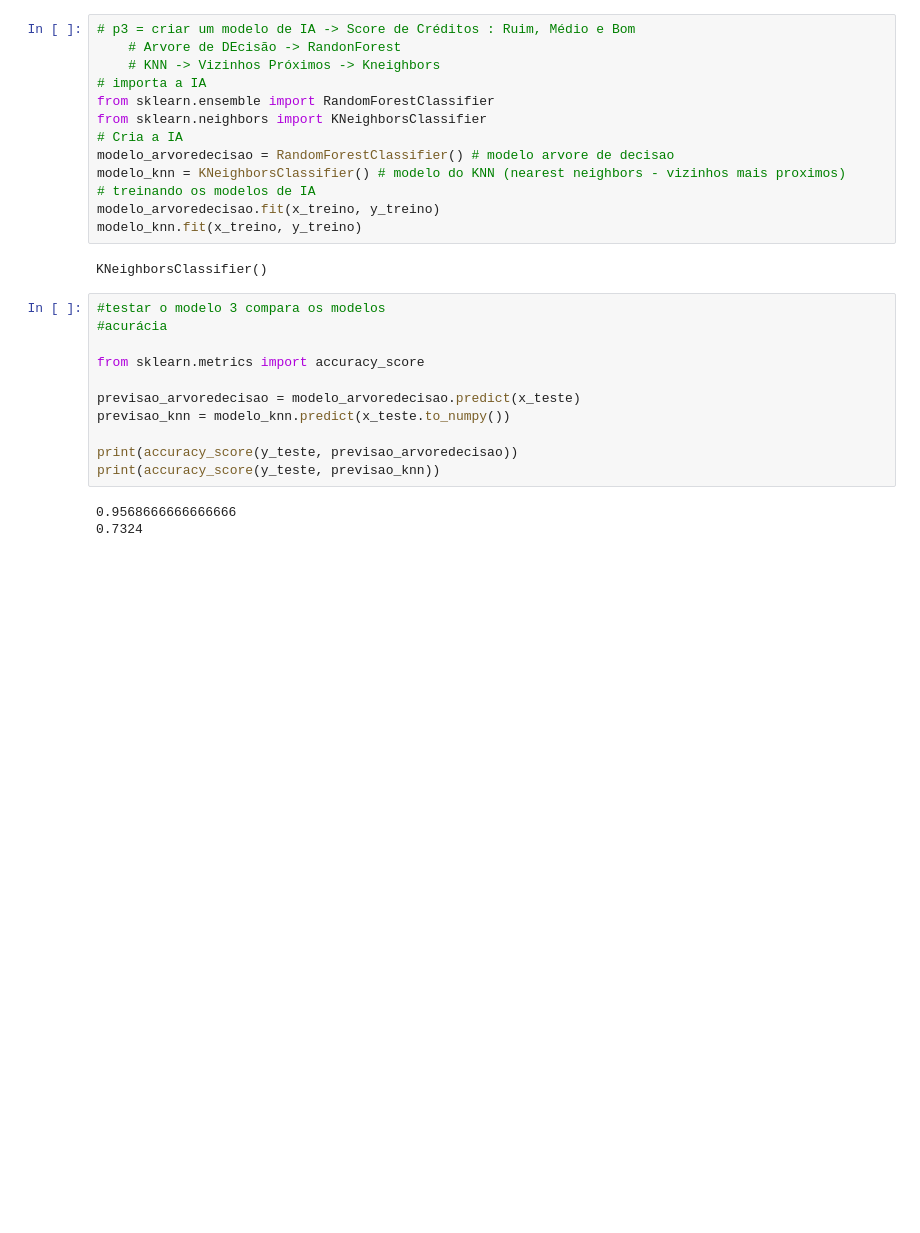
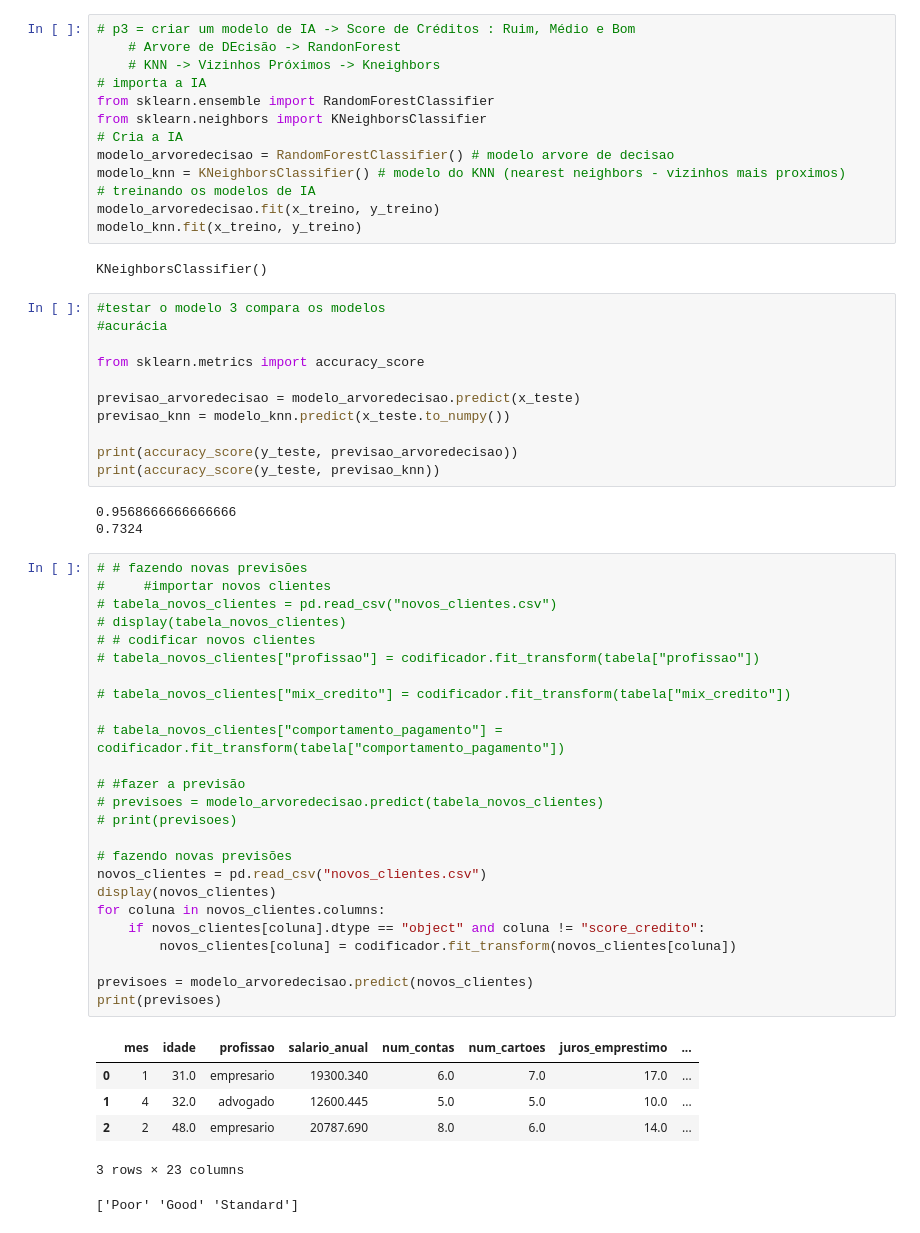
Before and after one commit to drleovasconcelos/IA_e_Previsao, a Jupyter notebook: inicial.ipynb, the cells around one changed output. Saved outputs shown, nothing was run; the diff lists cells and outputs as text; blank space fills up the shorter version.

```diff
--- a/inicial.ipynb
+++ b/inicial.ipynb
@@ -134,3 +134,35 @@ print(accuracy_score(y_teste, previsao_knn))
 # %% [output]
 0.9568666666666666
 0.7324
+# %%
+# # fazendo novas previsões
+#     #importar novos clientes
+# tabela_novos_clientes = pd.read_csv("novos_clientes.csv")
+# display(tabela_novos_clientes)
+# # codificar novos clientes
+# tabela_novos_clientes["profissao"] = codificador.fit_transform(tabela["profissao"])
+
+# tabela_novos_clientes["mix_credito"] = codificador.fit_transform(tabela["mix_credito"])
+
+# tabela_novos_clientes["comportamento_pagamento"] = codificador.fit_transform(tabela["comportamento_pagamento"])
+
+# #fazer a previsão
+# previsoes = modelo_arvoredecisao.predict(tabela_novos_clientes)
+# print(previsoes)
+
+# fazendo novas previsões
+novos_clientes = pd.read_csv("novos_clientes.csv")
+display(novos_clientes)
+for coluna in novos_clientes.columns:
+    if novos_clientes[coluna].dtype == "object" and coluna != "score_credito":
+        novos_clientes[coluna] = codificador.fit_transform(novos_clientes[coluna])
+
+previsoes = modelo_arvoredecisao.predict(novos_clientes)
+print(previsoes)
+# %% [output]
+|  | mes | idade | profissao | salario_anual | num_contas | num_cartoes | juros_emprestimo | ... |
+| 0 | 1 | 31.0 | empresario | 19300.340 | 6.0 | 7.0 | 17.0 | ... |
+| 1 | 4 | 32.0 | advogado | 12600.445 | 5.0 | 5.0 | 10.0 | ... |
+| 2 | 2 | 48.0 | empresario | 20787.690 | 8.0 | 6.0 | 14.0 | ... |
+3 rows × 23 columns
+['Poor' 'Good' 'Standard']
```
Also changed, not shown: parts of 1 cell of this notebook.
